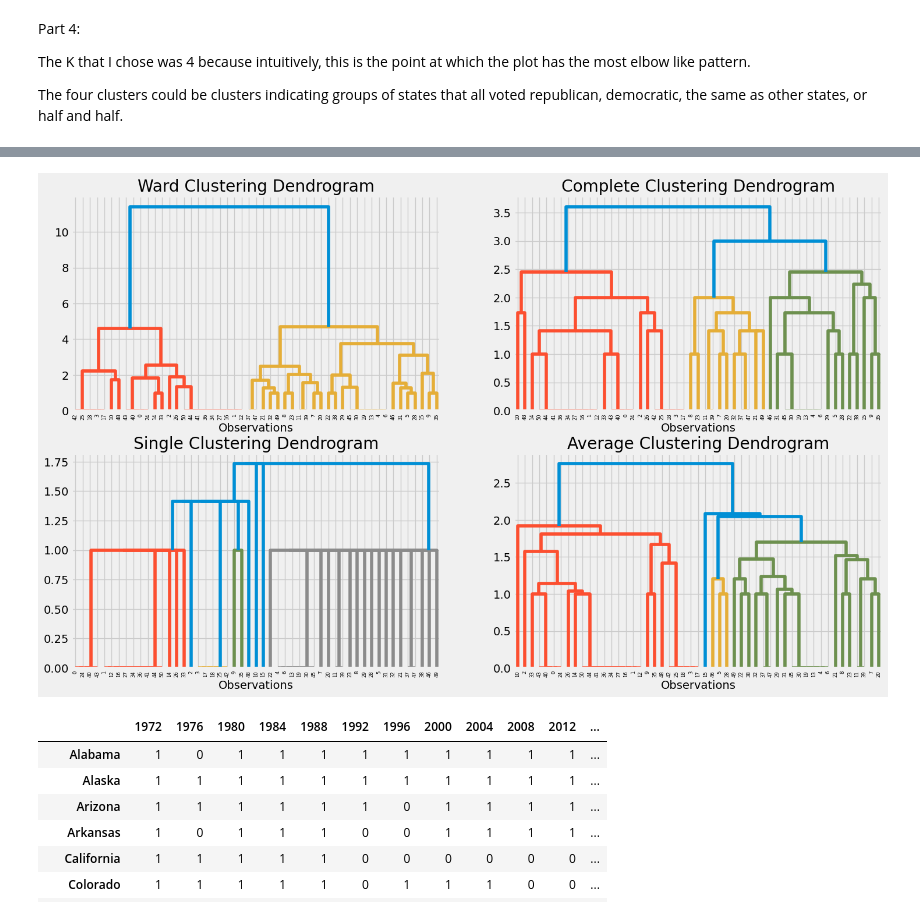
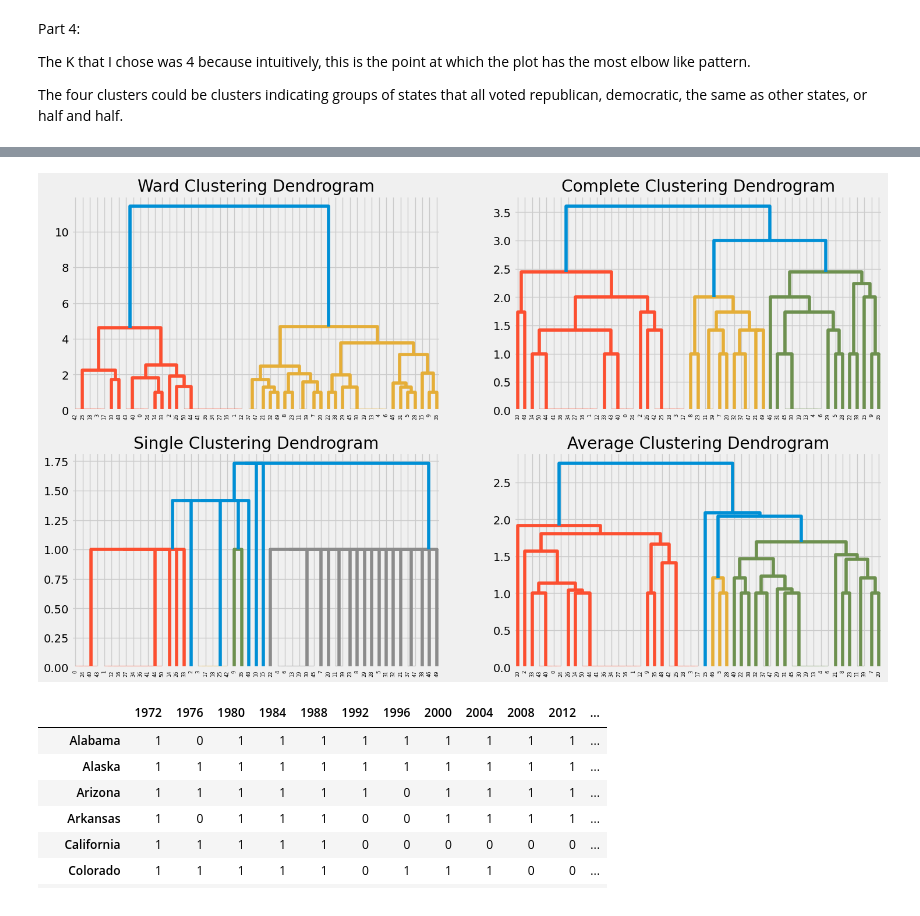
Before and after one commit to giomhern/data119, a Jupyter notebook: homeworks/hw6.ipynb, the cells around one changed output, grey strips where cells are left out. Cells and saved outputs as stored; diff of their text form; code cells hidden in the pictures.

```diff
--- a/homeworks/hw6.ipynb
+++ b/homeworks/hw6.ipynb
@@ -223,6 +254,3 @@ def plot_dendrogram(model, **kwargs):
 
     # Plot the corresponding dendrogram
     dendrogram(linkage_matrix, **kwargs)
-# %%
-final_pres = final_pres.drop(columns= ['Cluster'])
-final_pres
@@ -247,37 +257,33 @@ final_pres
 # %%
 from scipy.cluster.hierarchy import dendrogram
 from sklearn.datasets import load_iris
 from sklearn.cluster import AgglomerativeClustering
 plt.figure(figsize=(16, 10))
 
 plt.subplot(2, 2, 1)
 cluster_1 = AgglomerativeClustering(distance_threshold= 0, n_clusters=None, linkage='ward').fit(final_pres)
 plt.title("Ward Clustering Dendrogram")
 plot_dendrogram(cluster_1)
-plt.xlabel("Observations")
 
 plt.subplot(2, 2, 2)
 cluster_2 = AgglomerativeClustering(distance_threshold= 0, n_clusters=None, linkage='complete').fit(final_pres)
 plt.title("Complete Clustering Dendrogram")
 plot_dendrogram(cluster_2)
-plt.xlabel("Observations")
 
 plt.subplot(2, 2, 3)
 cluster_3 = AgglomerativeClustering(distance_threshold= 0, n_clusters=None, linkage='single').fit(final_pres)
 plt.title("Single Clustering Dendrogram")
 plot_dendrogram(cluster_3)
-plt.xlabel("Observations")
 
 plt.subplot(2, 2, 4)
 cluster_4 = AgglomerativeClustering(distance_threshold= 0, n_clusters=None, linkage='average').fit(final_pres)
 plt.title("Average Clustering Dendrogram")
 plot_dendrogram(cluster_4)
-plt.xlabel("Observations")
 
 
 plt.show()
 # %% [output]
-[figure, old version]
+[figure, new version]
 # %%
 kmeans = KMeans(n_clusters=4, random_state=42)
 clusters = kmeans.fit_predict(final_pres)
```
Also changed, not shown: parts of 5 cells of this notebook.
